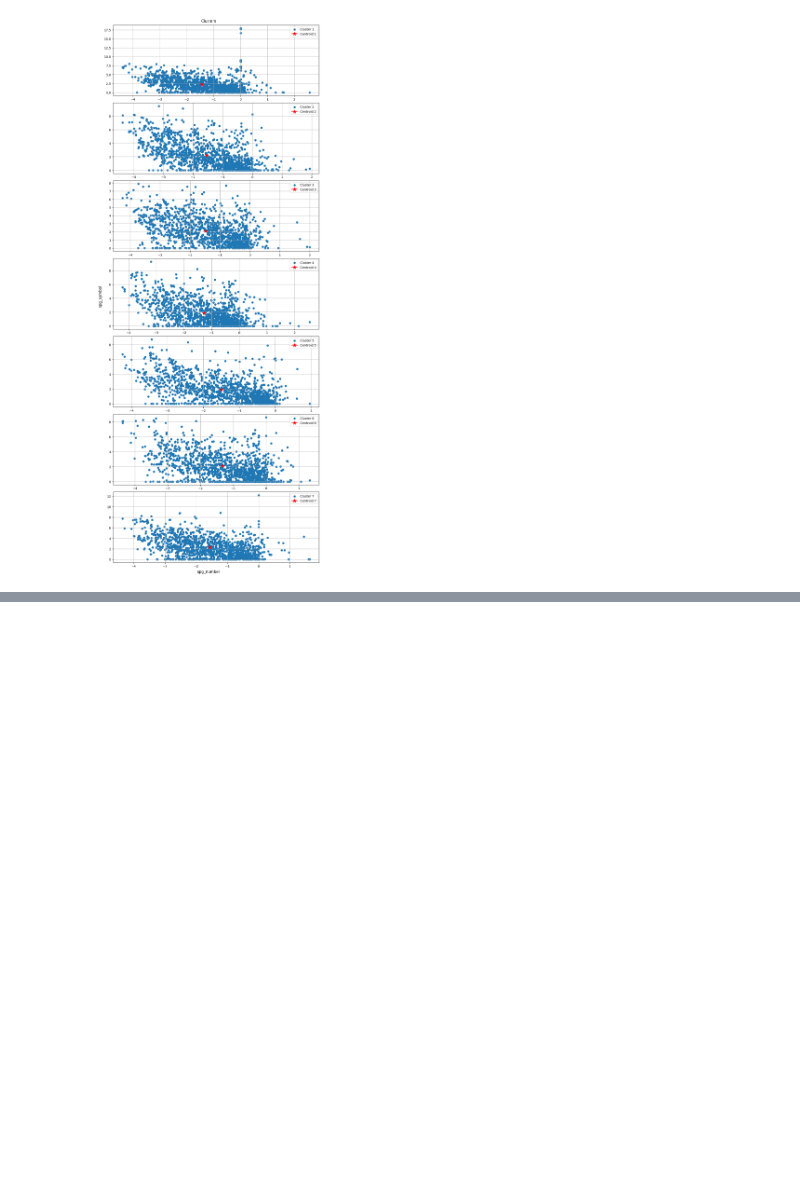
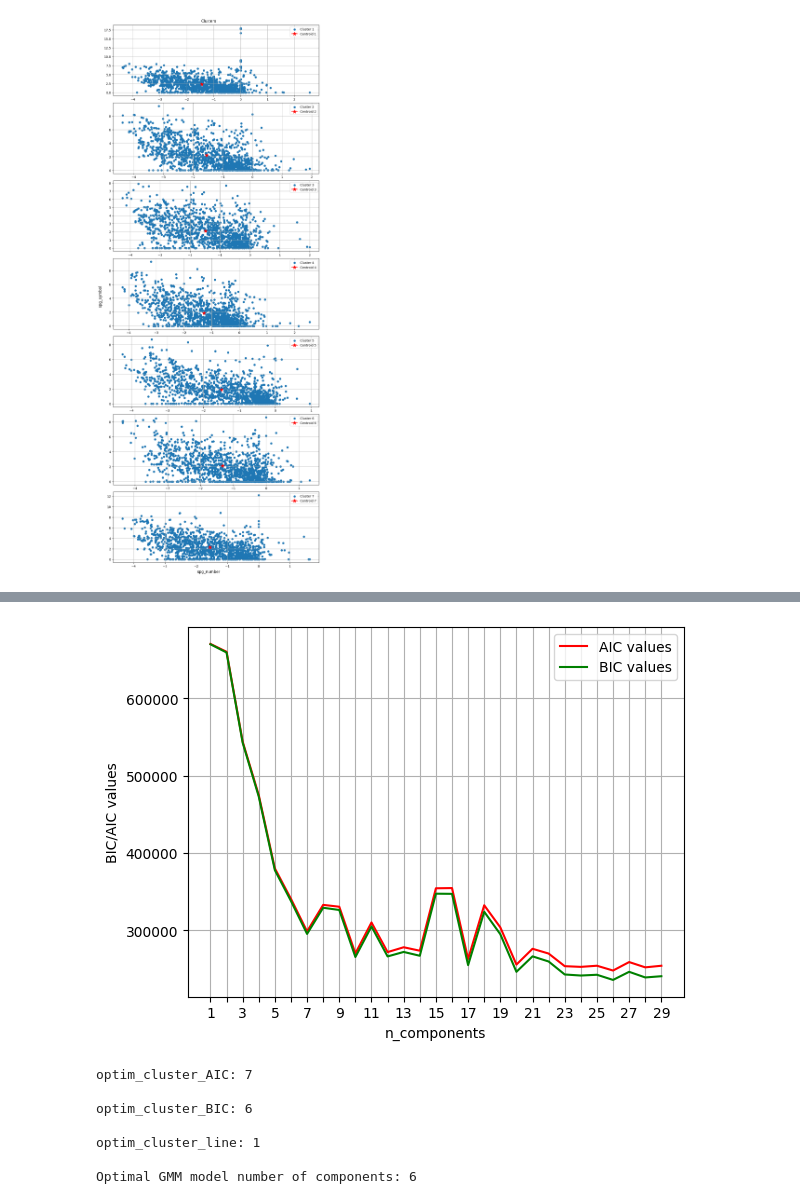
Before and after one commit to mariapasaylo/LUMENS-PV, a Jupyter notebook: ml_classifiers/KMeansMethods.ipynb, the cells around one changed output, grey strips where cells are left out. Saved outputs shown, nothing was run; the diff lists cells and outputs as text; code cells hidden in the pictures; blank space fills up the shorter version.

Commit message:
Added algorithm to determine optimal number of clusters with gmm model

```diff
--- a/ml_classifiers/KMeansMethods.ipynb
+++ b/ml_classifiers/KMeansMethods.ipynb
@@ -151,0 +152,72 @@ Name: formula, Length: 849, dtype: object
+# %%
+from sklearn.mixture import GaussianMixture as GMM
+
+GMM_models = [GMM(n_components = i, covariance_type = "diag", random_state = 42, n_init = 10, reg_covar = 1e-6) for i in range(1,30)]
+AIC_VALS = []
+BIC_VALS = []
+df_numerical = df_cluster.select_dtypes(include = ["number"]).drop(columns = ["slme", "slme_10","labels"])
+for gmm_model in GMM_models:
+    gmm_model.fit(df_numerical)
+    BIC_VALS.append(gmm_model.aic(df_numerical))
+    AIC_VALS.append(gmm_model.bic(df_numerical))
+
+
+X_constraints = np.arange(1,len(GMM_models)+1)
+plt.plot(X_constraints, AIC_VALS, label = "AIC values", color = "r", linestyle = "-"  )
+plt.plot(X_constraints, BIC_VALS , label = "BIC values", color =  "g", linestyle = "-")
+plt.ylabel("BIC/AIC values")
+plt.xlabel("n_components")
+plt.xticks(X_constraints, labels = [str(i) if i%2 == 1 else "" for i in range(1, 30)])
+plt.legend()
+plt.grid(visible = "true")
+plt.show()
+
+
+np_AIC = np.array(AIC_VALS, dtype = float)
+np_BIC = np.array(BIC_VALS , dtype = float)
+
+np_AIC = (np_AIC - np_AIC.min())/(np_AIC.max() - np_AIC.min())
+np_BIC = (np_BIC - np_BIC.min())/(np_BIC.max() - np_BIC.min())
+cluster_num_normalized = np.linspace(0,1,29)
+
+points_AIC = np.array([(cluster_num_normalized[i], np_AIC[i]) for i in range(0,len(np_AIC))], dtype = float)
+P1_AIC = points_AIC[0]
+Pn_AIC = points_AIC[-1]
+
+optim_clusters_AIC = np.argmax(np.abs(np.cross(points_AIC-P1_AIC,Pn_AIC-P1_AIC))
+                                  /np.linalg.norm(Pn_AIC-P1_AIC))+1
+
+points_BIC = np.column_stack((cluster_num_normalized, np_BIC))
+
+P1_BIC = points_BIC[0]
+Pn_BIC = points_BIC[-1]
+
+optim_clusters_BIC = np.argmax(np.abs(np.cross(points_BIC-P1_BIC,Pn_BIC-P1_BIC))
+                                  /np.linalg.norm(Pn_BIC-P1_BIC))+1
+
+
+AIC_first_deriv = np_AIC[1:]-np_AIC[0:-1]
+BIC_first_deriv = np_BIC[1:]-np_BIC[0:-1]
+
+optim_cluster_number = np.argmax(np.abs(np_AIC-cluster_num_normalized))+1
+
+
+
+print(f"optim_cluster_AIC: {optim_clusters_AIC}\n")
+print(f"optim_cluster_BIC: {optim_clusters_BIC} \n")
+print(f"optim_cluster_line: {optim_cluster_number} \n")
+
+optim_cluster_num = min(optim_clusters_AIC,optim_clusters_BIC)
+
+optim_GMM_model  = GMM(n_components = optim_cluster_num, covariance_type = "diagonal", random_state = 42, n_init = 10)
+
+print(f"Optimal GMM model number of components: {optim_cluster_num} \n")
+# %% [output]
+[figure, added]
+optim_cluster_AIC: 7
+
+optim_cluster_BIC: 6
+
+optim_cluster_line: 1
+
+Optimal GMM model number of components: 6
```
Also changed, not shown: parts of 2 cells of this notebook, 3 other files.
